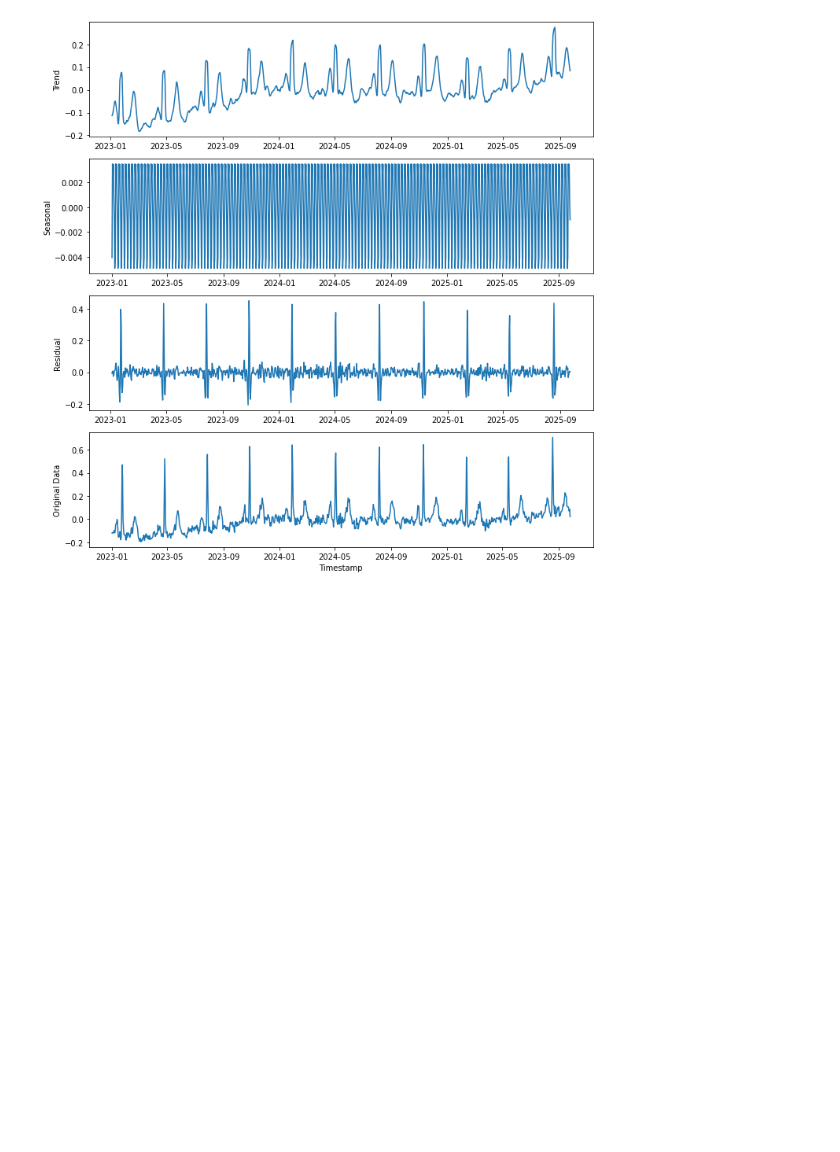
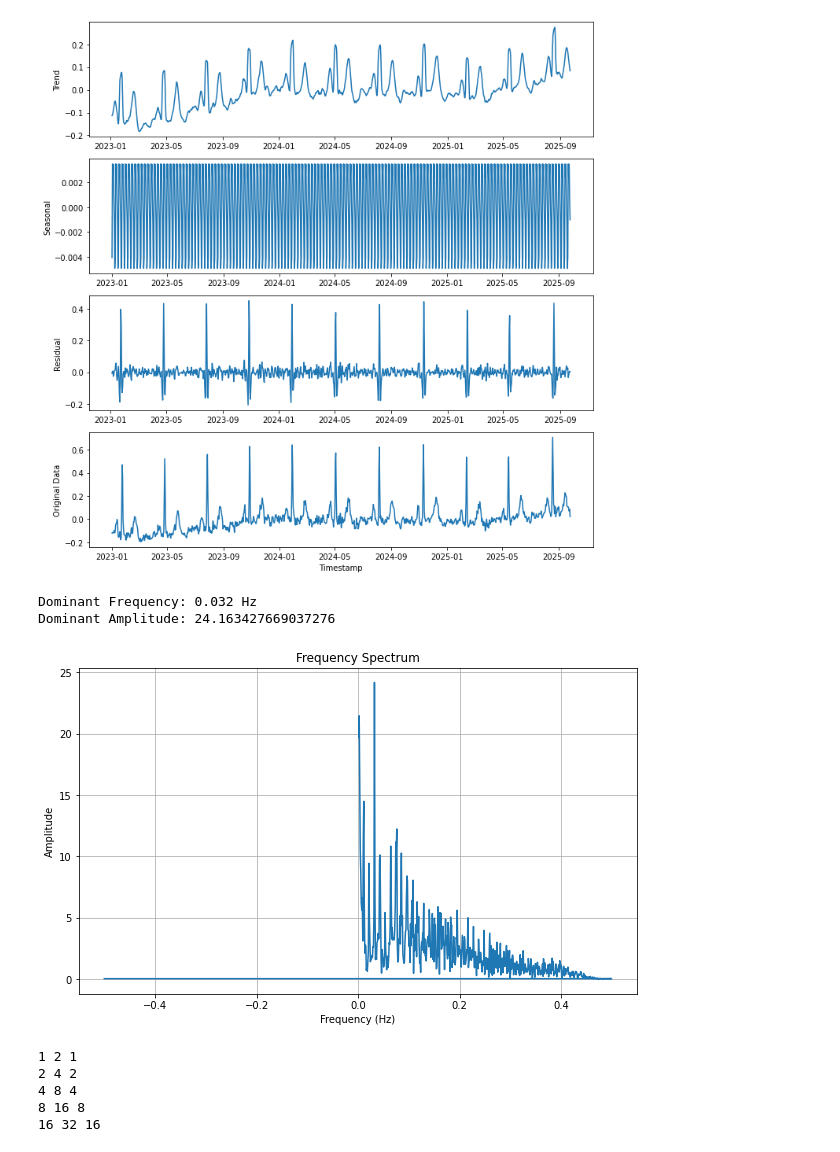
Before and after one commit to eniafou/Custom_ecg_wavnet, a Jupyter notebook: playground.ipynb, the cells around one changed output. Cells and saved outputs as stored; diff of their text form; code cells hidden in the pictures; blank space fills up the shorter version.

```diff
--- a/playground.ipynb
+++ b/playground.ipynb
@@ -28,7 +34,7 @@ data_dir = "../data/ptb-xl/"
 args = {"channels" : 256, "n_layers" : 5, "lr" : 0.001 , "data_dir" : data_dir, "batch_size" : 100, "num_epoch" : 2000, "data_len" : 100}
 args = JsonConfig(**args)
 # %%
-raw_set = RawDataset(args.data_dir,sample_size=1000 , data_len = 1000)
+raw_set = data_utils.RawDataset(args.data_dir, receptive_fields=10,sample_size=1000 , data_len = 1000, istraining=False)
 # %%
 import matplotlib.pyplot as plt
 import pandas as pd
@@ -89,3 +103,43 @@ plt.tight_layout()
 plt.show()
 # %% [output]
 [figure]
+# %%
+time_series = df['lead 1'].values
+
+# Number of data points and sampling rate (assuming the data is equally spaced in time)
+n = len(time_series)
+sampling_rate = 1  # Replace with your actual sampling rate if it's different
+
+# Compute the FFT (Fast Fourier Transform) of the time series
+fft_result = np.fft.fft(time_series)
+
+# Calculate the frequencies corresponding to the FFT components
+frequencies = np.fft.fftfreq(n, d=1/sampling_rate)
+
+# Get the magnitude (amplitude) of the FFT components (excluding the DC component)
+magnitude = np.abs(fft_result[1:n//2+1])
+
+# Get the corresponding frequencies for the magnitude values
+positive_frequencies = frequencies[1:n//2+1]
+
+# Find the dominant frequency (peak) and its amplitude
+dominant_frequency_index = np.argmax(magnitude)
+dominant_frequency = positive_frequencies[dominant_frequency_index]
+dominant_amplitude = magnitude[dominant_frequency_index]
+
+# Print the dominant frequency and its amplitude
+print(f"Dominant Frequency: {dominant_frequency} Hz")
+print(f"Dominant Amplitude: {dominant_amplitude}")
+# %% [output]
+Dominant Frequency: 0.032 Hz
+Dominant Amplitude: 24.163427669037276
+# %%
+plt.figure(figsize=(10, 6))
+plt.plot(positive_frequencies, magnitude)
+plt.xlabel('Frequency (Hz)')
+plt.ylabel('Amplitude')
+plt.title('Frequency Spectrum')
+plt.grid(True)
+plt.show()
+# %% [output]
+[figure, added]
@@ -91,0 +167,10 @@ plt.show()
+# %%
+for e in zip(d,c):
+    print(e[1][0],e[1][1], e[0])
+    # print(e[0][0],e[0][1], e[1])
+# %% [output]
+1 2 1
+2 4 2
+4 8 4
+8 16 8
+16 32 16
```
Also changed, not shown: parts of 16 cells of this notebook, 8 other files.
